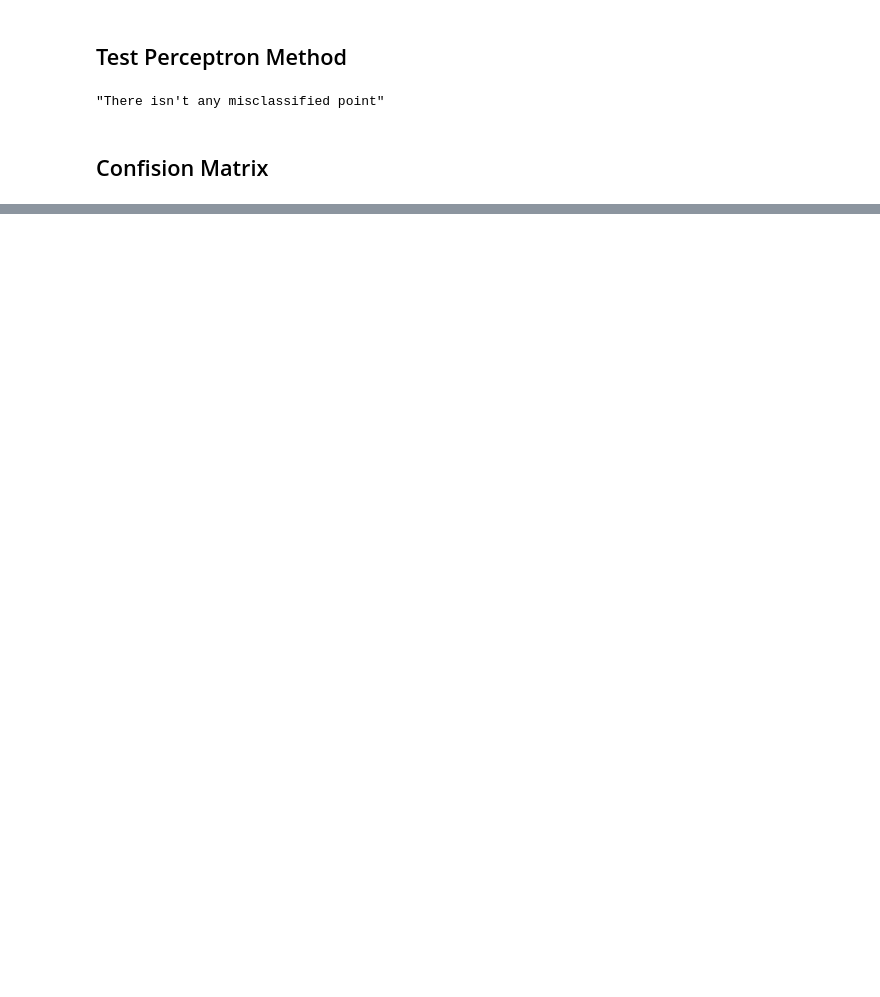
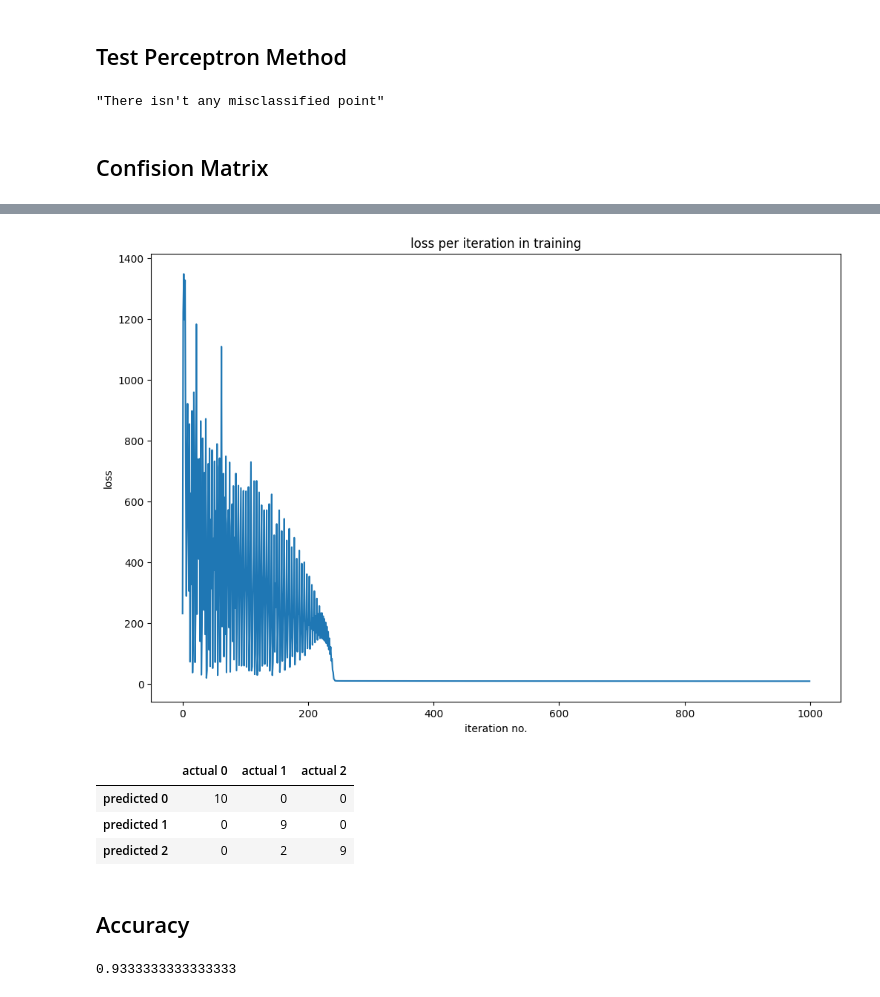
Before and after one commit to mostafaghadimi/machine-learning, a Jupyter notebook: HomeWorks/HW5/Practical/Iris Classification.ipynb, the cells around one changed output, grey strips where cells are left out. Cells and saved outputs as stored; diff of their text form; code cells hidden in the pictures; blank space fills up the shorter version.

Commit message:
[hw5][practical] logistic regression part a done

```diff
--- a/HomeWorks/HW5/Practical/Iris Classification.ipynb
+++ b/HomeWorks/HW5/Practical/Iris Classification.ipynb
@@ -183,0 +276,7 @@ print(f"{c1_c1} \t {c1_c2} \n {c2_c1} \t {c2_c2}")
+# %%
+def weight_update(learning_rate, current_w, w_s, k):
+    gradient = 0
+    for index, x in enumerate(X_train):
+        gradient += (softmax(k, x, w_s) - y_train[index][k]) * x
+
+    return current_w - learning_rate * gradient
@@ -183,0 +285,18 @@ print(f"{c1_c1} \t {c1_c2} \n {c2_c1} \t {c2_c2}")
+# %%
+def logistic_regression(learning_rate, iteration_no):
+    w1 = np.zeros(X_test.shape[1])
+    w2 = w1.copy()
+    w3 = w1.copy()
+    losses = list()
+
+    for i in range(iteration_no):
+        all_weights = [w1, w2, w3]
+        w1 = weight_update(learning_rate, w1, all_weights, 0)
+        w2 = weight_update(learning_rate, w2, all_weights, 1)
+        w3 = weight_update(learning_rate, w3, all_weights, 2)
+        loss = calc_loss([w1, w2, w3])
+        losses.append(loss)
+
+    return [w1, w2, w3], losses
+# %%
+w_s, training_loss = logistic_regression(0.005, 1000)
@@ -183,0 +323,14 @@ print(f"{c1_c1} \t {c1_c2} \n {c2_c1} \t {c2_c2}")
+# %%
+def entropy_plot(loss, is_training):
+    if is_training:
+        plt.title("loss per iteration in training")
+    else:
+        plt.title("loss per iteration in testing")
+
+    plt.plot(loss)
+    plt.xlabel("iteration no.")
+    plt.ylabel("loss")
+# %%
+entropy_plot(training_loss, True)
+# %% [output]
+[figure, added]
@@ -183,0 +359,14 @@ print(f"{c1_c1} \t {c1_c2} \n {c2_c1} \t {c2_c2}")
+# %%
+confusion_matrix
+# %% [output]
+|  | actual 0 | actual 1 | actual 2 |
+| predicted 0 | 10 | 0 | 0 |
+| predicted 1 | 0 | 9 | 0 |
+| predicted 2 | 0 | 2 | 9 |
+# %% [markdown]
+## Accuracy
+# %%
+accuracy = np.trace(confusion_matrix.to_numpy() / X_test.shape[0])
+accuracy
+# %% [output]
+0.9333333333333333
```
Also changed, not shown: parts of 19 cells of this notebook.
